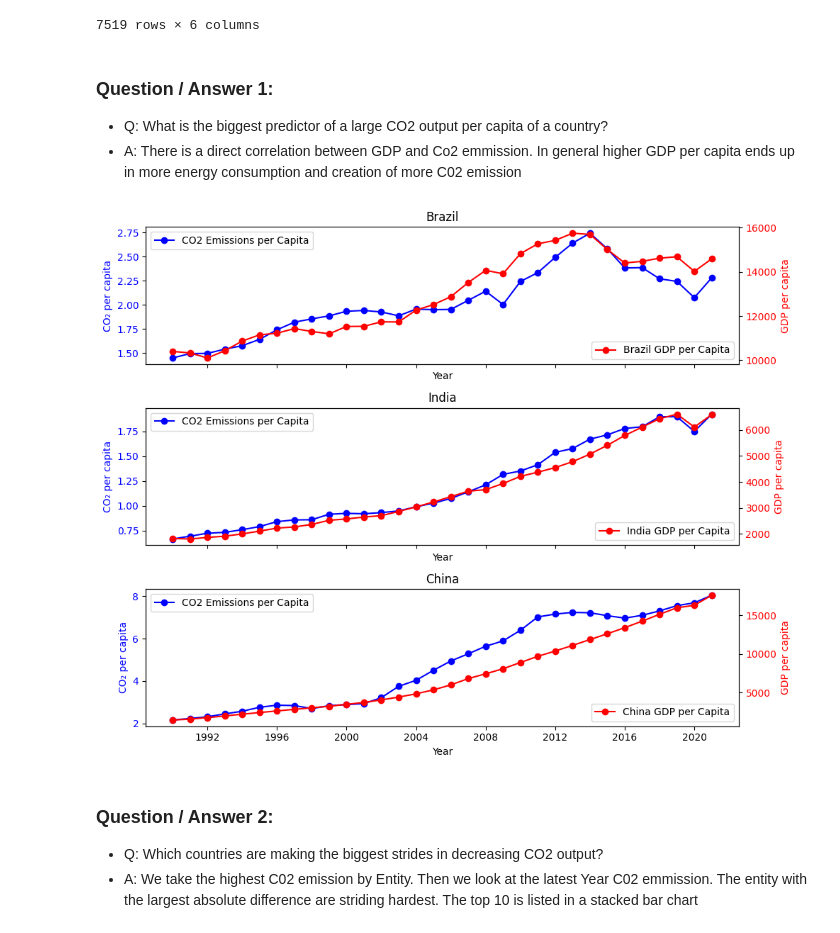
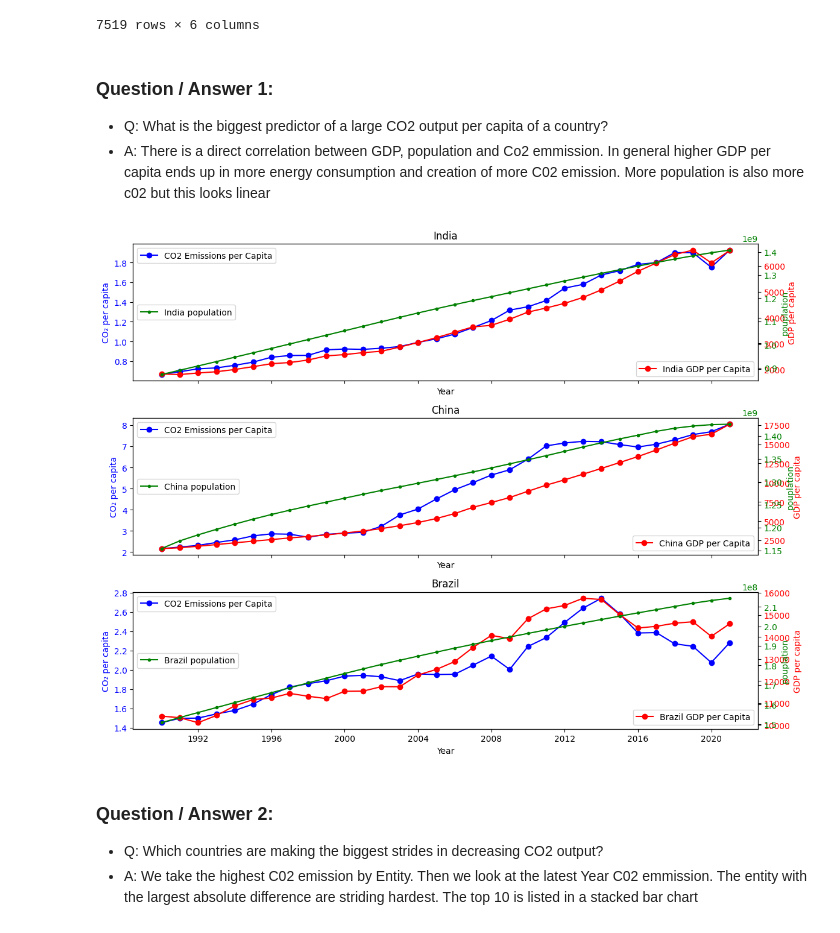
Before and after one commit to ayuksekdag/winacademy_python_dna, a Jupyter notebook: final_assignment/final_co2Project.ipynb, the cells around one changed output. Saved outputs shown, nothing was run; the diff lists cells and outputs as text; code cells hidden in the pictures.

```diff
--- a/final_assignment/final_co2Project.ipynb
+++ b/final_assignment/final_co2Project.ipynb
@@ -81,13 +82,10 @@ pop['Year'] = pd.to_datetime(pop['Year'], format='%Y')
 
 # print(f' \n grootte co2_cap  {co2_cap.shape}')
 # print(f' \n grootte gdp_cap {gdp_cap.shape}')
-# %%
-# remove columns
-pop.dtypes
-pop = pop[['Country name','Year','Population']]
-
-#rename column
-pop = pop.rename(columns={'Country name': 'Entity'})
+# %%
+# remove columns
+# the columns that stay
+pop = pop[['Entity','Year','Population']]
 # %%
 # INTERSECTION INNER JOIN TO CREATE
 # 1 DATASET BASED ON COUNTRY AND YEAR.
@@ -126,48 +124,59 @@ merged_co2_gdp_pop
 # %% [markdown]
 ### Question / Answer 1:
 - Q: What is the biggest predictor of a large CO2 output per capita of a country?
-- A: There is a direct correlation between GDP and Co2 emmission. In general higher GDP per capita ends up in more energy consumption and creation of more C02 emission
+- A: There is a direct correlation between GDP, population and Co2 emmission. In general higher GDP per capita ends up in more energy consumption and creation of more C02 emission. More population is also more c02 but this looks linear
 # %%
 #take 3 countries to examine
 # 3 Bricks: China & India and Brazil
 countries_to_plot = {"China", "India", "Brazil"}
 
 # Create subplots
-fig, ax = plt.subplots(len(countries_to_plot), 1, figsize=(10, 8), sharex=True)
+fig, ax = plt.subplots(len(countries_to_plot), 1, figsize=(12, 9), sharex=True)
 
 c02_color='blue'
 gdp_color='red'
+pop_color='green'
 
 #loop for every county
 for i, country in enumerate(countries_to_plot):
 
   df = merged_co2_gdp_pop[merged_co2_gdp_pop["Entity"] == country]
 
   # Plot the first measure c02  on the left y-axis
   # x-axis is year (shared)
   ax[i].set_title(f"{country}")
-  ax[i].plot(df["Year"], df["c02"], label="CO2 Emissions per Capita", marker='o', color="blue")
+  ax[i].plot(df["Year"], df["c02"], label="CO2 Emissions per Capita", marker='o', color=c02_color)
 
   ax[i].set_ylabel('CO₂ per capita', color=c02_color)
   ax[i].tick_params(axis='y', labelcolor=c02_color)
   ax[i].set_xlabel("Year")
   ax[i].legend()
 
+
   # Create a second y-axis for measure gdp on the right side
   # with a shared x-axis using year
   ax2 = ax[i].twinx()
 
   # Plot the second dataset on the right y-axis
-  ax2.plot(df["Year"], df["gdp"], label=f"{country} GDP per Capita", marker='o', color="red")
+  ax2.plot(df["Year"], df["gdp"], label=f"{country} GDP per Capita", marker='o', color=gdp_color)
   ax2.set_ylabel('GDP per capita', color=gdp_color)
   ax2.tick_params(axis='y', labelcolor=gdp_color)
   ax2.legend(loc='lower right')
 
+  ax3 = ax[i].twinx()
+
+  # Plot the second dataset on the right y-axis
+  ax3.plot(df["Year"], df["Population"], label=f"{country} population", marker='.', color=pop_color)
+  ax3.set_ylabel('pouplation', color=pop_color)
+  ax3.tick_params(axis='y', labelcolor=pop_color)
+  ax3.legend(loc='center left')
+
+
 #plot it
 plt.tight_layout()
 plt.show()
 # %% [output]
-[figure, old version]
+[figure, new version]
 # %% [markdown]
 ### Question / Answer 2:
 - Q: Which countries are making the biggest strides in decreasing CO2 output?
```
Also changed, not shown: parts of 2 cells of this notebook.
